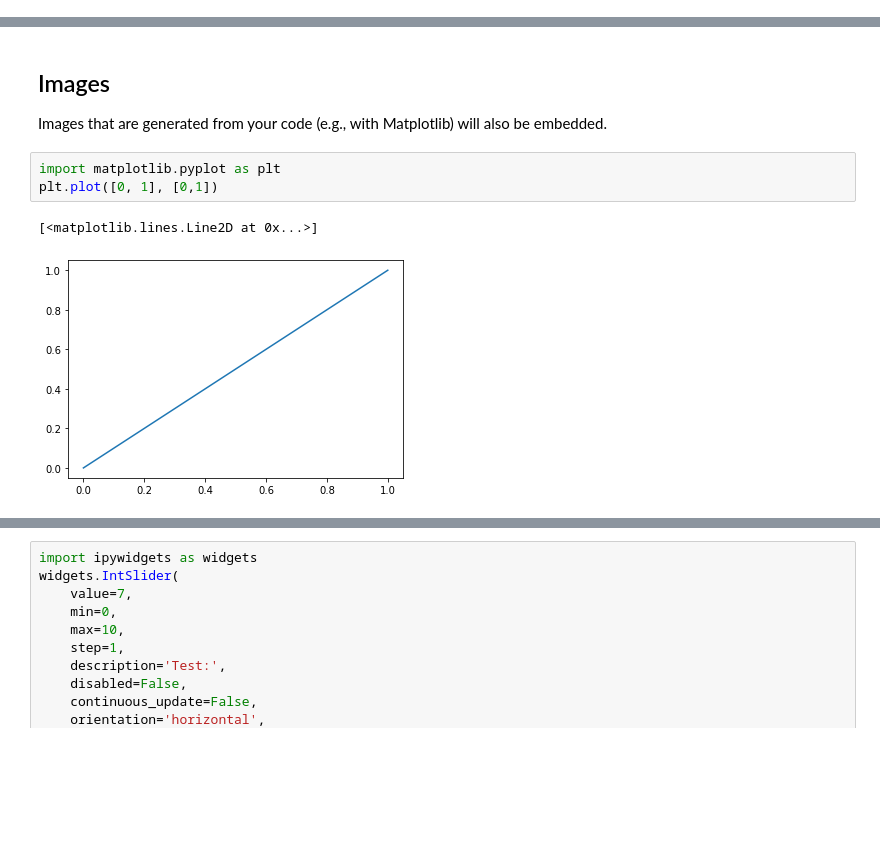
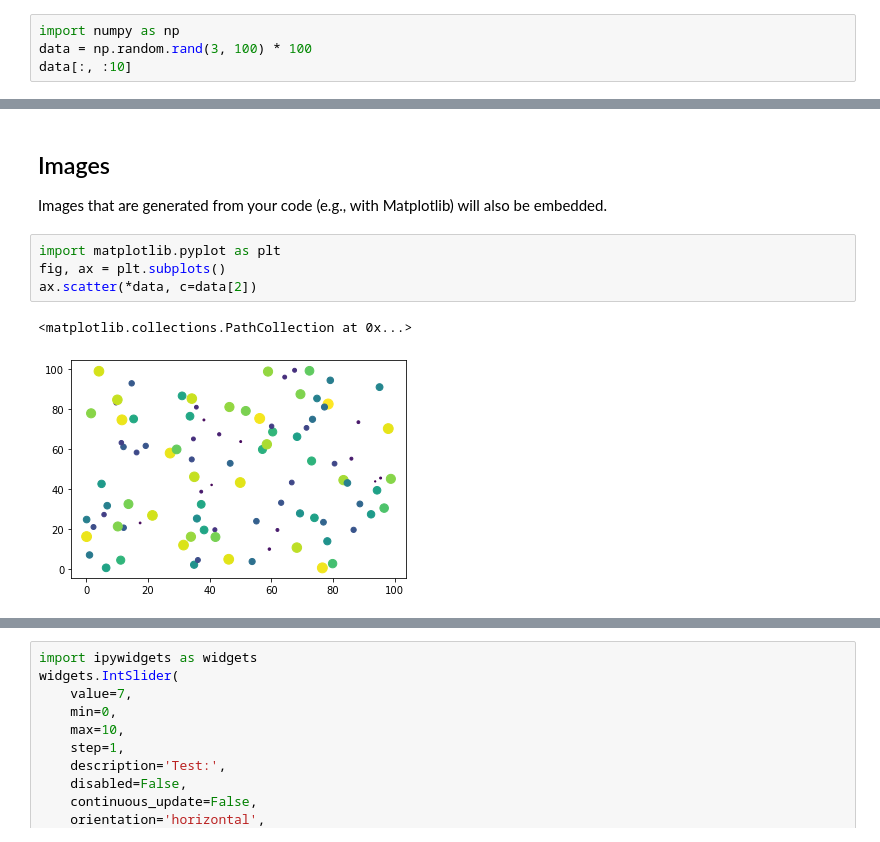
Before and after one commit to executablebooks/MyST-NB, a Jupyter notebook: docs/notebooks.ipynb, the cells around one changed output, grey strips where cells are left out. Saved outputs shown, nothing was run; the diff lists cells and outputs as text; blank space fills up the shorter version.

```diff
--- a/docs/notebooks.ipynb
+++ b/docs/notebooks.ipynb
@@ -20,0 +23,4 @@ print(2+2)
+# %%
+import numpy as np
+data = np.random.rand(3, 100) * 100
+data[:, :10]
@@ -25,7 +51,8 @@ Images that are generated from your code (e.g., with Matplotlib) will also
 be embedded.
 # %%
 import matplotlib.pyplot as plt
-plt.plot([0, 1], [0,1])
+fig, ax = plt.subplots()
+ax.scatter(*data, c=data[2])
 # %% [output]
-[<matplotlib.lines.Line2D at 0x...>]
+<matplotlib.collections.PathCollection at 0x...>
-[figure, old version]
+[figure, new version]
```
Also changed, not shown: parts of 8 cells of this notebook, 6 other files.
